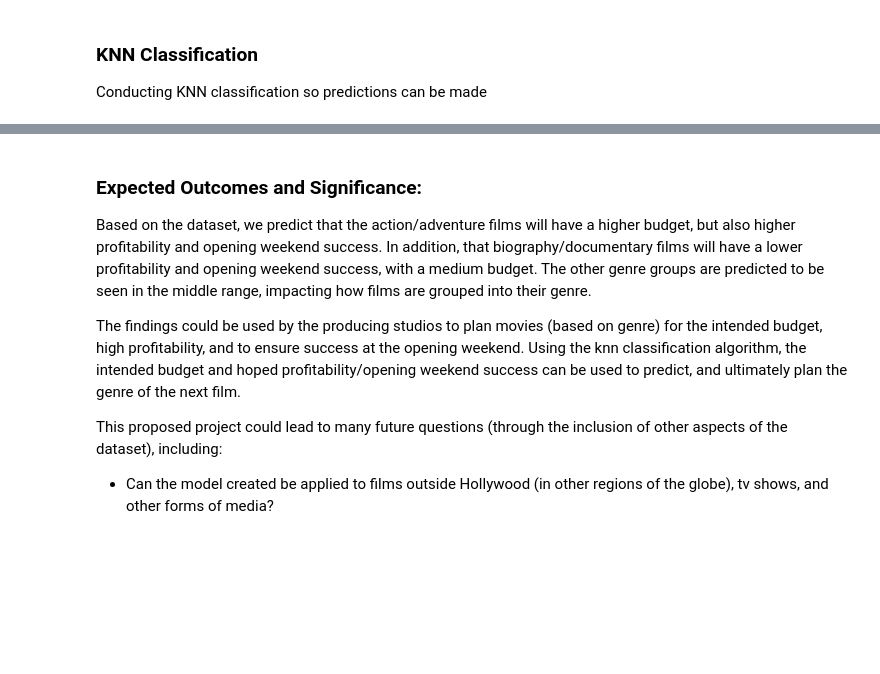
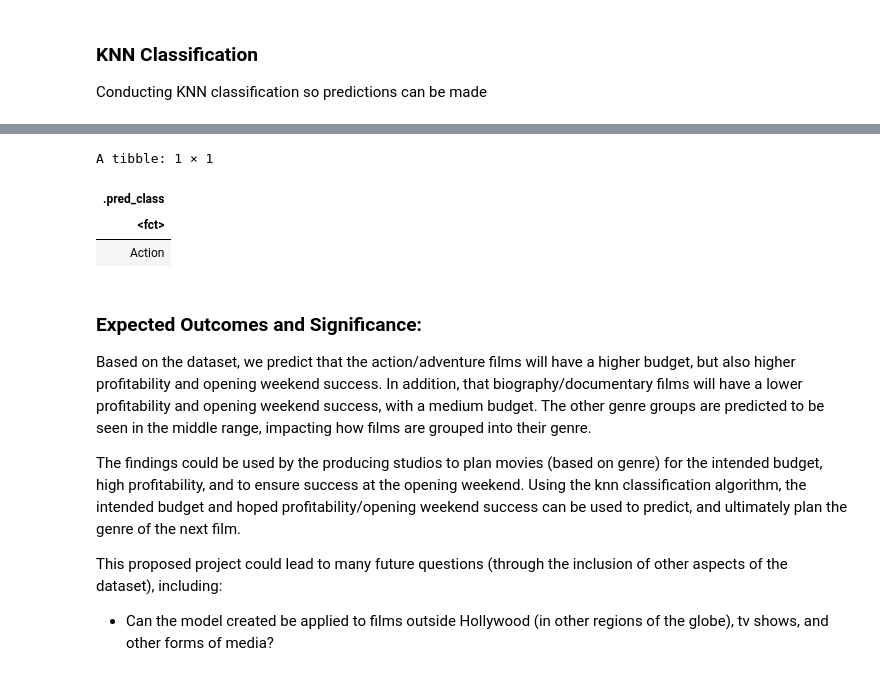
Before and after one commit to MatthewAnder/dsci-100_project_group24, a Jupyter notebook: REPORT (Group 24).ipynb, the cells around one changed output, grey strips where cells are left out. Drawn from its saved outputs; the diff is of its cells as text; code cells hidden in the pictures; blank space fills up the shorter version.

```diff
--- a/REPORT (Group 24).ipynb
+++ b/REPORT (Group 24).ipynb
@@ -318,3 +318,15 @@ Placing a new point and using our model to make a prediction on genre
+# %%
+#create a tibble with the new observation.
+The_Butler <- tibble(Genre=NA,	OpeningWeekend=24.64,	Budget= 167.74,	Profitability=559.14)
+
+#Now we will run it through our model to test whether it gives it a proper classification
+The_Butler_class_pred <- predict(hollywood_final_fit, The_Butler)
+The_Butler_class_pred
+# %% [output]
+A tibble: 1 × 1
+| .pred_class |
+| <fct> |
+| Action |
 # %% [markdown]
 ### Expected Outcomes and Significance:
 
```
Also changed, not shown: parts of 5 cells of this notebook.
